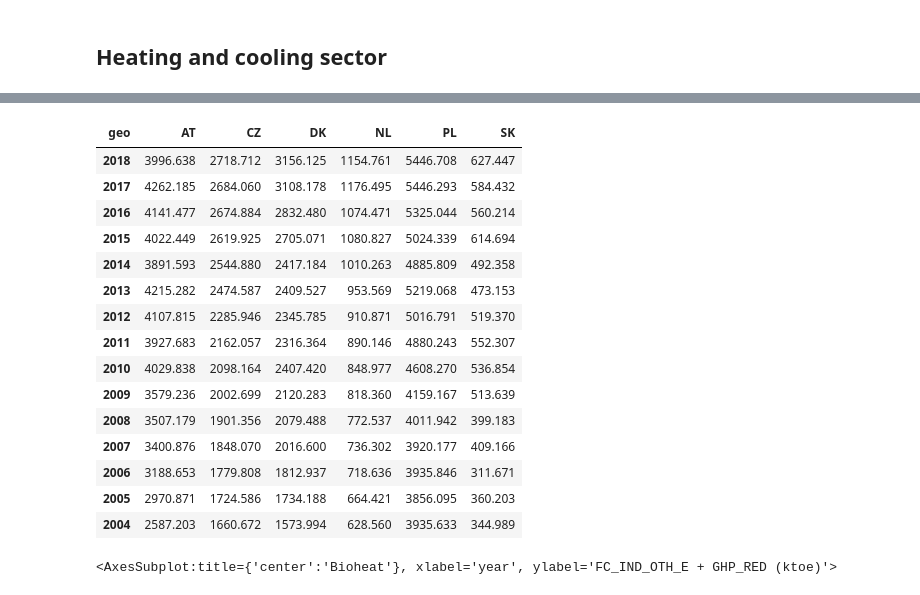
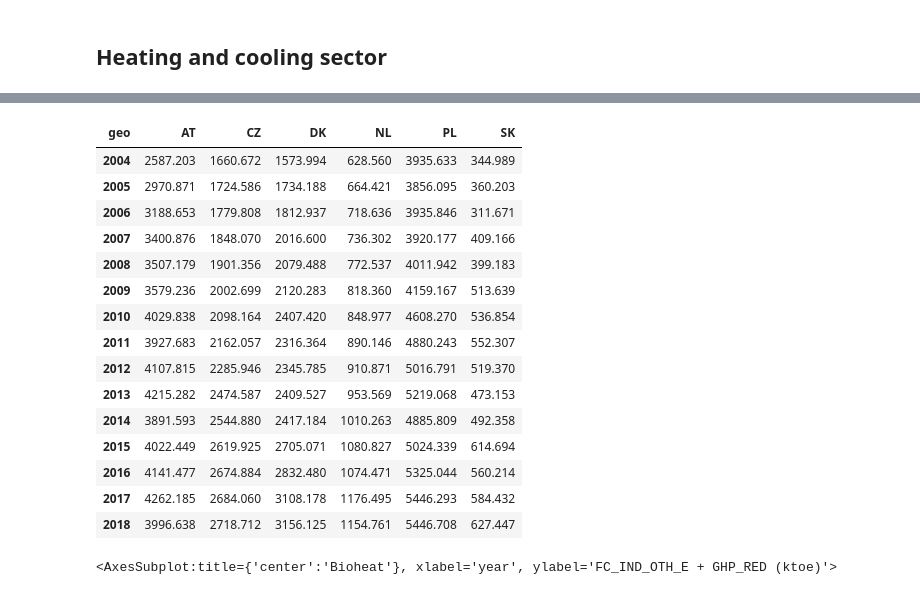
Before and after one commit to jandolezal/shares, a Jupyter notebook: shares.ipynb, the cells around one changed output, grey strips where cells are left out. Drawn from its saved outputs; the diff is of its cells as text; code cells hidden in the pictures.

```diff
--- a/shares.ipynb
+++ b/shares.ipynb
@@ -185,25 +187,25 @@ hc[needed_countries & needed_fuels & (fc | ghp)].sort_values('geo')
 | 1076 | W6210 | GHP_RED | KTOE | SK | 1.361 | 0.812 | 1.481 | 0.000 | 0.000 | 0.645 | 1.146 | ... |
 # %%
 biohc = hc[needed_countries & needed_fuels & (fc | ghp)].groupby('geo').sum()
-biohc = biohc.transpose()
+biohc = biohc.transpose().sort_index()
 biohc
 # %% [output]
 | geo | AT | CZ | DK | NL | PL | SK |
+| 2004 | 2587.203 | 1660.672 | 1573.994 | 628.560 | 3935.633 | 344.989 |
+| 2005 | 2970.871 | 1724.586 | 1734.188 | 664.421 | 3856.095 | 360.203 |
+| 2006 | 3188.653 | 1779.808 | 1812.937 | 718.636 | 3935.846 | 311.671 |
+| 2007 | 3400.876 | 1848.070 | 2016.600 | 736.302 | 3920.177 | 409.166 |
+| 2008 | 3507.179 | 1901.356 | 2079.488 | 772.537 | 4011.942 | 399.183 |
+| 2009 | 3579.236 | 2002.699 | 2120.283 | 818.360 | 4159.167 | 513.639 |
+| 2010 | 4029.838 | 2098.164 | 2407.420 | 848.977 | 4608.270 | 536.854 |
+| 2011 | 3927.683 | 2162.057 | 2316.364 | 890.146 | 4880.243 | 552.307 |
+| 2012 | 4107.815 | 2285.946 | 2345.785 | 910.871 | 5016.791 | 519.370 |
+| 2013 | 4215.282 | 2474.587 | 2409.527 | 953.569 | 5219.068 | 473.153 |
+| 2014 | 3891.593 | 2544.880 | 2417.184 | 1010.263 | 4885.809 | 492.358 |
+| 2015 | 4022.449 | 2619.925 | 2705.071 | 1080.827 | 5024.339 | 614.694 |
+| 2016 | 4141.477 | 2674.884 | 2832.480 | 1074.471 | 5325.044 | 560.214 |
+| 2017 | 4262.185 | 2684.060 | 3108.178 | 1176.495 | 5446.293 | 584.432 |
 | 2018 | 3996.638 | 2718.712 | 3156.125 | 1154.761 | 5446.708 | 627.447 |
-| 2017 | 4262.185 | 2684.060 | 3108.178 | 1176.495 | 5446.293 | 584.432 |
-| 2016 | 4141.477 | 2674.884 | 2832.480 | 1074.471 | 5325.044 | 560.214 |
-| 2015 | 4022.449 | 2619.925 | 2705.071 | 1080.827 | 5024.339 | 614.694 |
-| 2014 | 3891.593 | 2544.880 | 2417.184 | 1010.263 | 4885.809 | 492.358 |
-| 2013 | 4215.282 | 2474.587 | 2409.527 | 953.569 | 5219.068 | 473.153 |
-| 2012 | 4107.815 | 2285.946 | 2345.785 | 910.871 | 5016.791 | 519.370 |
-| 2011 | 3927.683 | 2162.057 | 2316.364 | 890.146 | 4880.243 | 552.307 |
-| 2010 | 4029.838 | 2098.164 | 2407.420 | 848.977 | 4608.270 | 536.854 |
-| 2009 | 3579.236 | 2002.699 | 2120.283 | 818.360 | 4159.167 | 513.639 |
-| 2008 | 3507.179 | 1901.356 | 2079.488 | 772.537 | 4011.942 | 399.183 |
-| 2007 | 3400.876 | 1848.070 | 2016.600 | 736.302 | 3920.177 | 409.166 |
-| 2006 | 3188.653 | 1779.808 | 1812.937 | 718.636 | 3935.846 | 311.671 |
-| 2005 | 2970.871 | 1724.586 | 1734.188 | 664.421 | 3856.095 | 360.203 |
-| 2004 | 2587.203 | 1660.672 | 1573.994 | 628.560 | 3935.633 | 344.989 |
 # %%
 biohc_tj = biohc * 41.868
 # %%
```
Also changed, not shown: parts of 4 cells of this notebook, 15 other files.
